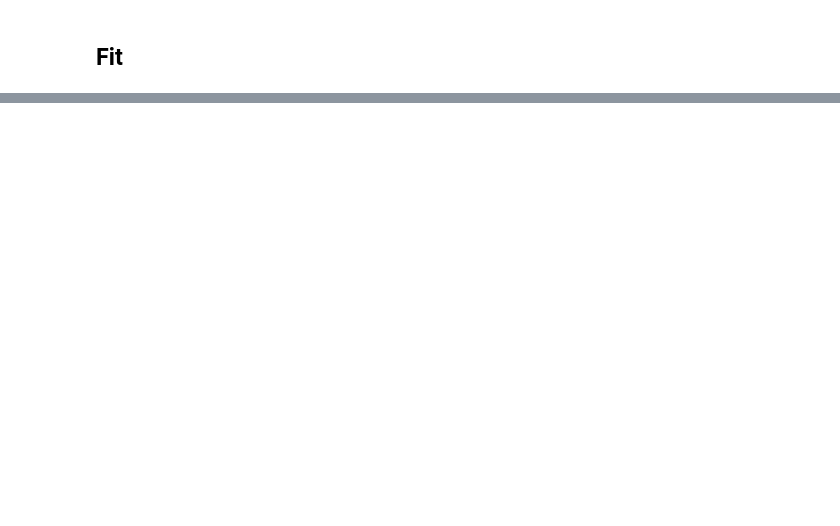
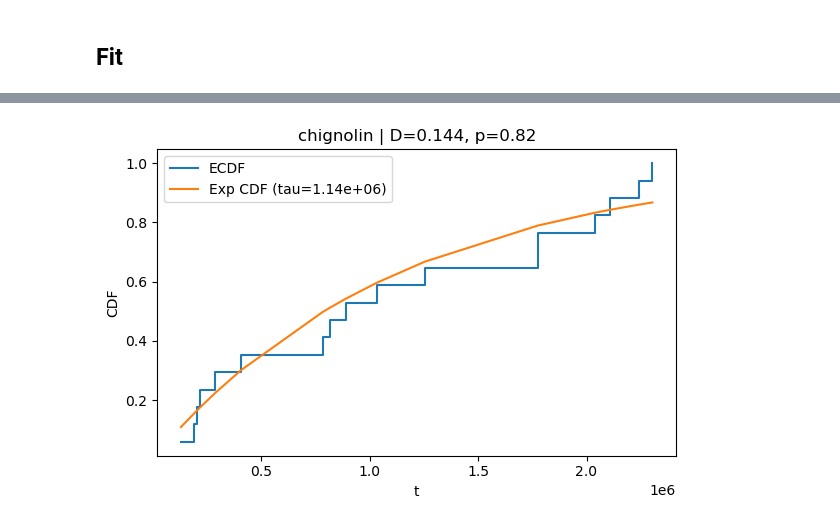
Before and after one commit to MendelsResearchGroup/guiding-peptide-kinetics, a Jupyter notebook: src/dan.ipynb, the cells around one changed output, grey strips where cells are left out. Saved outputs shown, nothing was run; the diff lists cells and outputs as text; code cells hidden in the pictures; blank space fills up the shorter version.

```diff
--- a/src/dan.ipynb
+++ b/src/dan.ipynb
@@ -478,0 +482,15 @@ plt.show()
+# %%
+def plot_ecdf_single(all_mfpt, name, th, k=None):
+    fig, ax = plt.subplots(figsize=(6,4))
+    mfpt_base, k = estimateMFPT(np.array(all_mfpt[name][th]), 10)
+    s = np.sort(np.array(all_mfpt[name][th]))[:k]
+    fit_exp_ecdf(s, ax=ax)
+    ax.set_title(f"{name} | " + ax.get_title())
+    fig.tight_layout()
+    return fig
+
+th = thresholds[5]
+plot_ecdf_single(all_mfpt, proteins[0], th)
+plt.show()
+# %% [output]
+[figure, added]
```
Also changed, not shown: parts of 7 cells of this notebook.
